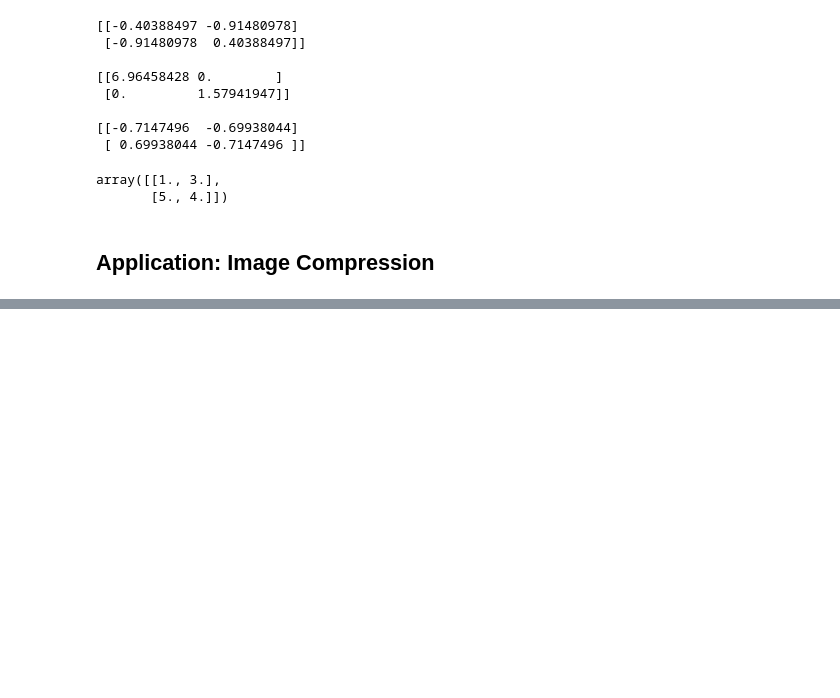
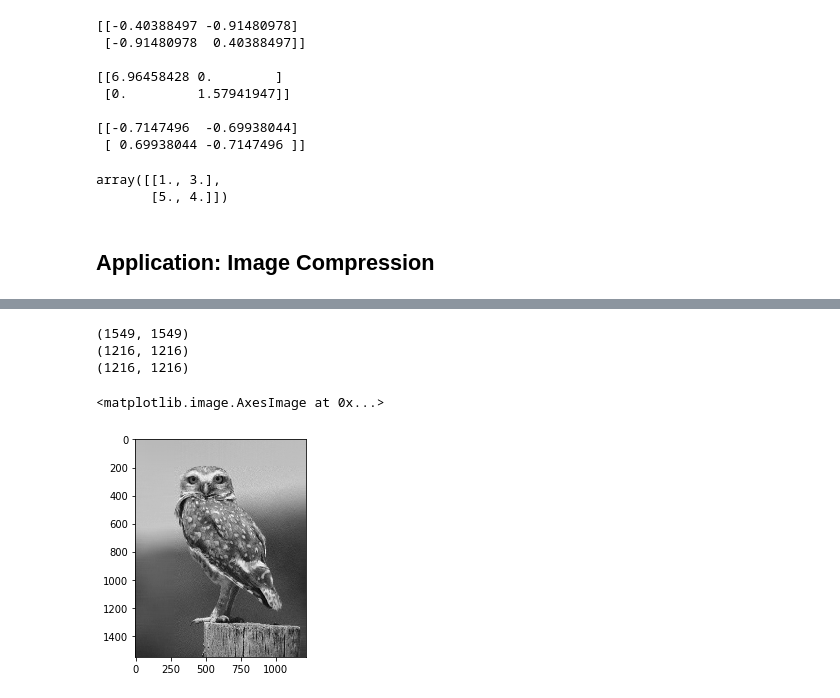
Before and after one commit to B33Boy/Data-Driven-Algorithms-Collection, a Jupyter notebook: Matrix Factorizations/Singular Value Decomposition.ipynb, the cells around one changed output, grey strips where cells are left out. Drawn from its saved outputs; the diff is of its cells as text; code cells hidden in the pictures; blank space fills up the shorter version.

```diff
--- a/Matrix Factorizations/Singular Value Decomposition.ipynb
+++ b/Matrix Factorizations/Singular Value Decomposition.ipynb
@@ -131,0 +131,25 @@ imgplot = plt.imshow(image)
+# %%
+U, D, V = np.linalg.svd(image)
+print(U.shape)
+print(np.diag(D).shape)
+print(V.shape)
+# %% [output]
+(1549, 1549)
+(1216, 1216)
+(1216, 1216)
+# %%
+# The n value dictates the compression size
+n=50
+def compress_image(U, D, V, n):
+    U_new = U[:, :n]
+    D_new = np.diag(D[:n])
+    V_new = V[:n, :]
+
+    return U_new@D_new@V_new
+
+new_image = compress_image(U, D, V, n=100)
+
+plt.imshow(new_image, cmap='gray')
+# %% [output]
+<matplotlib.image.AxesImage at 0x...>
+[figure, added]
```
Also changed, not shown: parts of 1 cell of this notebook.
